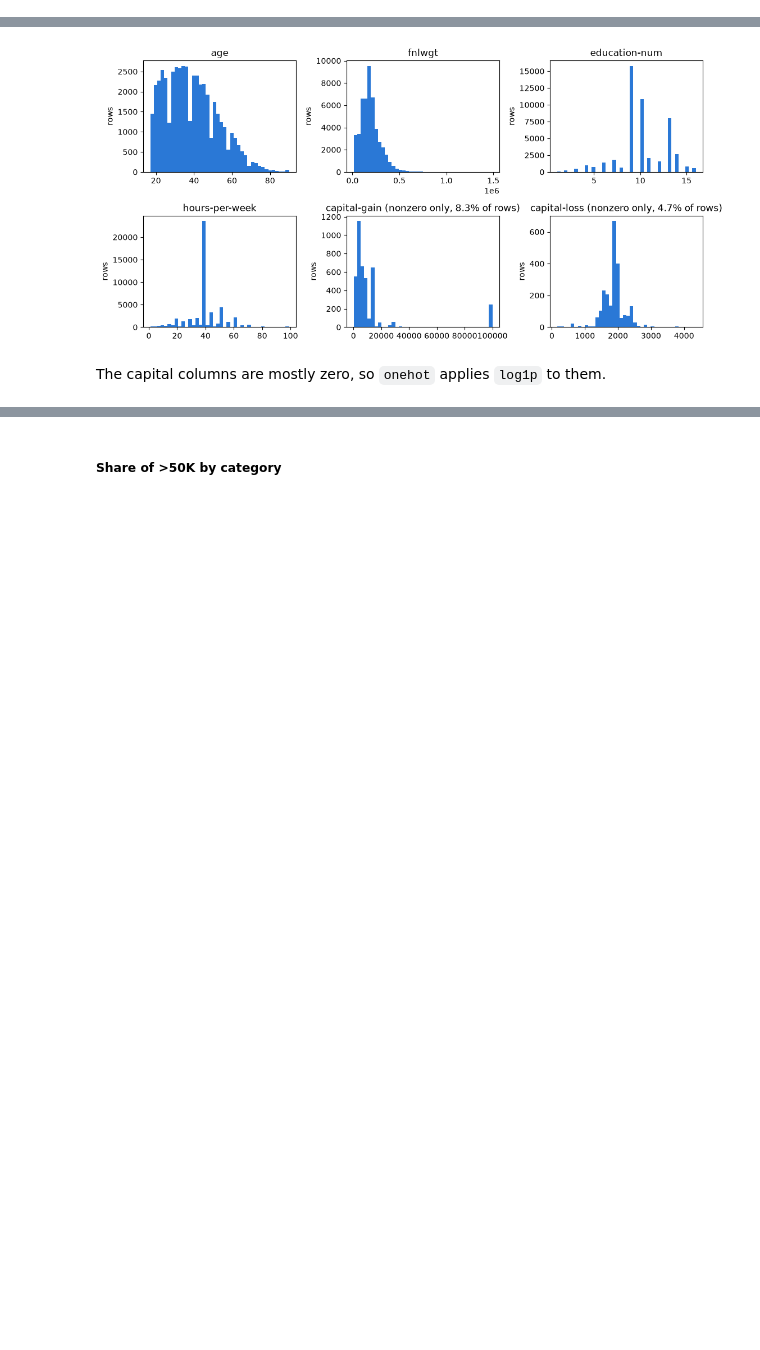
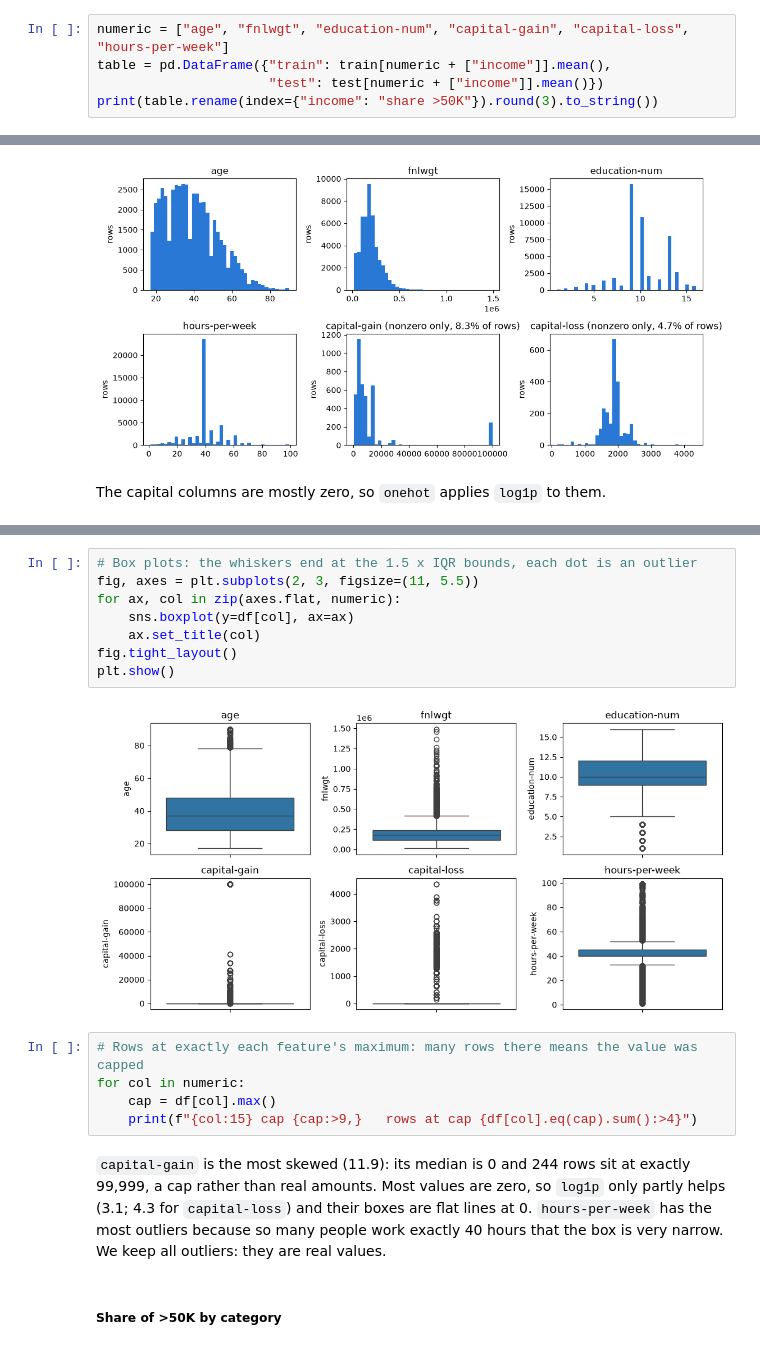
Before and after one commit to millieorellana/ECS171GroupProject, a Jupyter notebook: eda.ipynb, the cells around one changed output, grey strips where cells are left out. Cells and saved outputs as stored; diff of their text form; blank space fills up the shorter version.

Commit message:
Extended EDA, outliers, duplicates and capped values

```diff
--- a/eda.ipynb
+++ b/eda.ipynb
@@ -23,0 +29,5 @@ Any model has to beat this. On the test set alone, the bar is 76.4%.
+# %%
+numeric = ["age", "fnlwgt", "education-num", "capital-gain", "capital-loss", "hours-per-week"]
+table = pd.DataFrame({"train": train[numeric + ["income"]].mean(),
+                      "test": test[numeric + ["income"]].mean()})
+print(table.rename(index={"income": "share >50K"}).round(3).to_string())
@@ -63,3 +127,20 @@ The capital columns are mostly zero, so `onehot` applies `log1p` to them.
+# %%
+# Box plots: the whiskers end at the 1.5 x IQR bounds, each dot is an outlier
+fig, axes = plt.subplots(2, 3, figsize=(11, 5.5))
+for ax, col in zip(axes.flat, numeric):
+    sns.boxplot(y=df[col], ax=ax)
+    ax.set_title(col)
+fig.tight_layout()
+plt.show()
+# %% [output]
+[figure, added]
+# %%
+# Rows at exactly each feature's maximum: many rows there means the value was capped
+for col in numeric:
+    cap = df[col].max()
+    print(f"{col:15} cap {cap:>9,}   rows at cap {df[col].eq(cap).sum():>4}")
+# %% [markdown]
+`capital-gain` is the most skewed (11.9): its median is 0 and 244 rows sit at exactly 99,999, a cap rather than real amounts. Most values are zero, so `log1p` only partly helps (3.1; 4.3 for `capital-loss`) and their boxes are flat lines at 0. `hours-per-week` has the most outliers because so many people work exactly 40 hours that the box is very narrow. We keep all outliers: they are real values.
 # %% [markdown]
 ##### Share of >50K by category
 # %%
```
Also changed, not shown: parts of 18 cells of this notebook.
